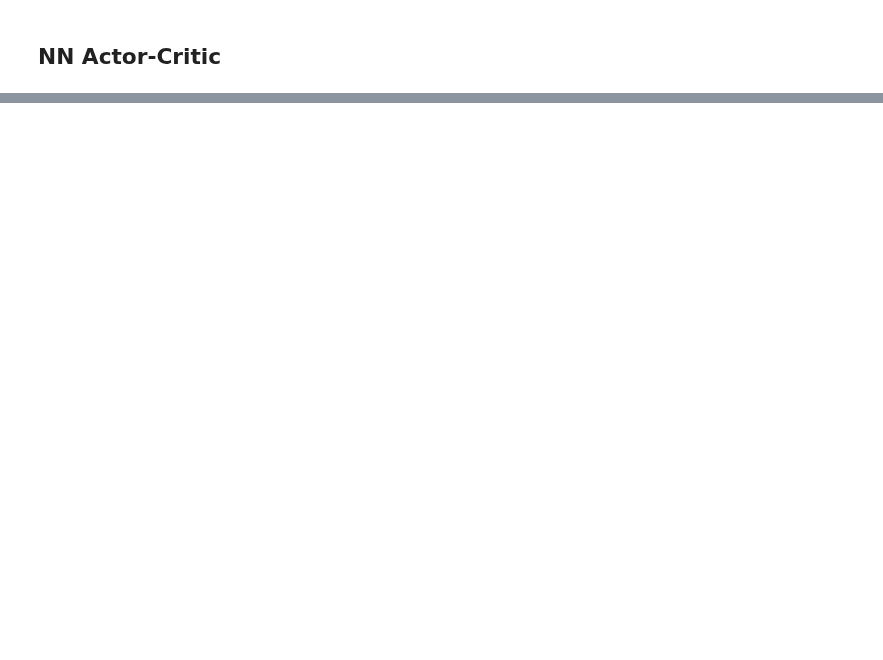
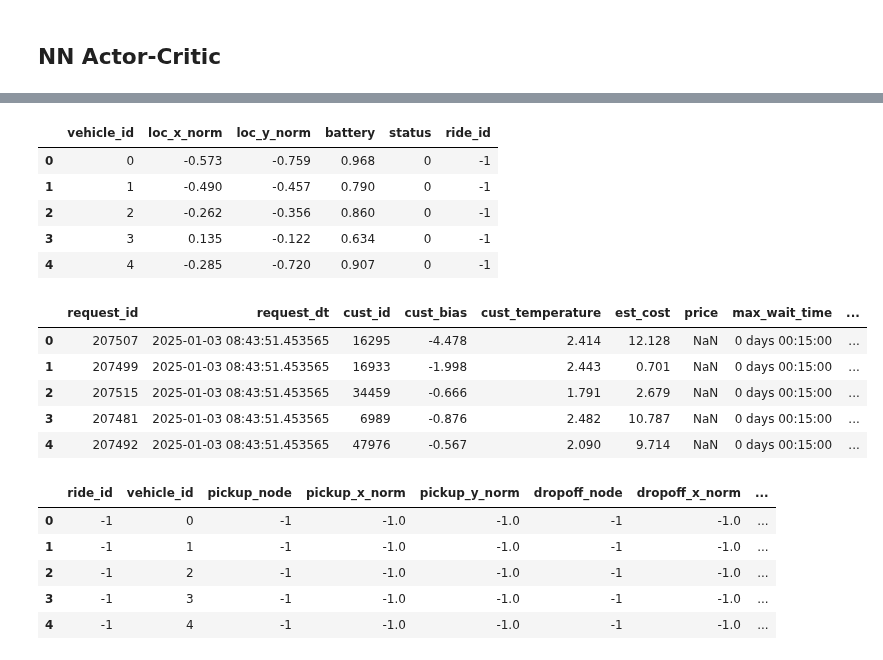
Before and after one commit to akseldkw07/Waymo-Agent, a Jupyter notebook: notebooks/training/train-ppo.ipynb, the cells around one changed output, grey strips where cells are left out. Cells and saved outputs as stored; diff of their text form; code cells hidden in the pictures; blank space fills up the shorter version.

```diff
--- a/notebooks/training/train-ppo.ipynb
+++ b/notebooks/training/train-ppo.ipynb
@@ -204,3 +213,26 @@ _ = env_model.reset()
+# %%
+veh, req, rides = get_obs_tuple(env_model)
+# %%
+dtt([veh, req, rides], how="head")
+# %% [output]
+|  | vehicle_id | loc_x_norm | loc_y_norm | battery | status | ride_id |
+| 0 | 0 | -0.573 | -0.759 | 0.968 | 0 | -1 |
+| 1 | 1 | -0.490 | -0.457 | 0.790 | 0 | -1 |
+| 2 | 2 | -0.262 | -0.356 | 0.860 | 0 | -1 |
+| 3 | 3 | 0.135 | -0.122 | 0.634 | 0 | -1 |
+| 4 | 4 | -0.285 | -0.720 | 0.907 | 0 | -1 |
+|  | request_id | request_dt | cust_id | cust_bias | cust_temperature | est_cost | price | max_wait_time | ... |
+| 0 | 207507 | 2025-01-03 08:43:51.453565 | 16295 | -4.478 | 2.414 | 12.128 | NaN | 0 days 00:15:00 | ... |
+| 1 | 207499 | 2025-01-03 08:43:51.453565 | 16933 | -1.998 | 2.443 | 0.701 | NaN | 0 days 00:15:00 | ... |
+| 2 | 207515 | 2025-01-03 08:43:51.453565 | 34459 | -0.666 | 1.791 | 2.679 | NaN | 0 days 00:15:00 | ... |
+| 3 | 207481 | 2025-01-03 08:43:51.453565 | 6989 | -0.876 | 2.482 | 10.787 | NaN | 0 days 00:15:00 | ... |
+| 4 | 207492 | 2025-01-03 08:43:51.453565 | 47976 | -0.567 | 2.090 | 9.714 | NaN | 0 days 00:15:00 | ... |
+|  | ride_id | vehicle_id | pickup_node | pickup_x_norm | pickup_y_norm | dropoff_node | dropoff_x_norm | ... |
+| 0 | -1 | 0 | -1 | -1.0 | -1.0 | -1 | -1.0 | ... |
+| 1 | -1 | 1 | -1 | -1.0 | -1.0 | -1 | -1.0 | ... |
+| 2 | -1 | 2 | -1 | -1.0 | -1.0 | -1 | -1.0 | ... |
+| 3 | -1 | 3 | -1 | -1.0 | -1.0 | -1 | -1.0 | ... |
+| 4 | -1 | 4 | -1 | -1.0 | -1.0 | -1 | -1.0 | ... |
 # %%
 model, logs = ppo_model.train_ppo(
     env_model, model, train_cfg=cfg_ppo, save_path=MODEL_WEIGHT_DIR / "ppo_model_final.pt"
```
Also changed, not shown: parts of 14 cells of this notebook, 3 other files.
